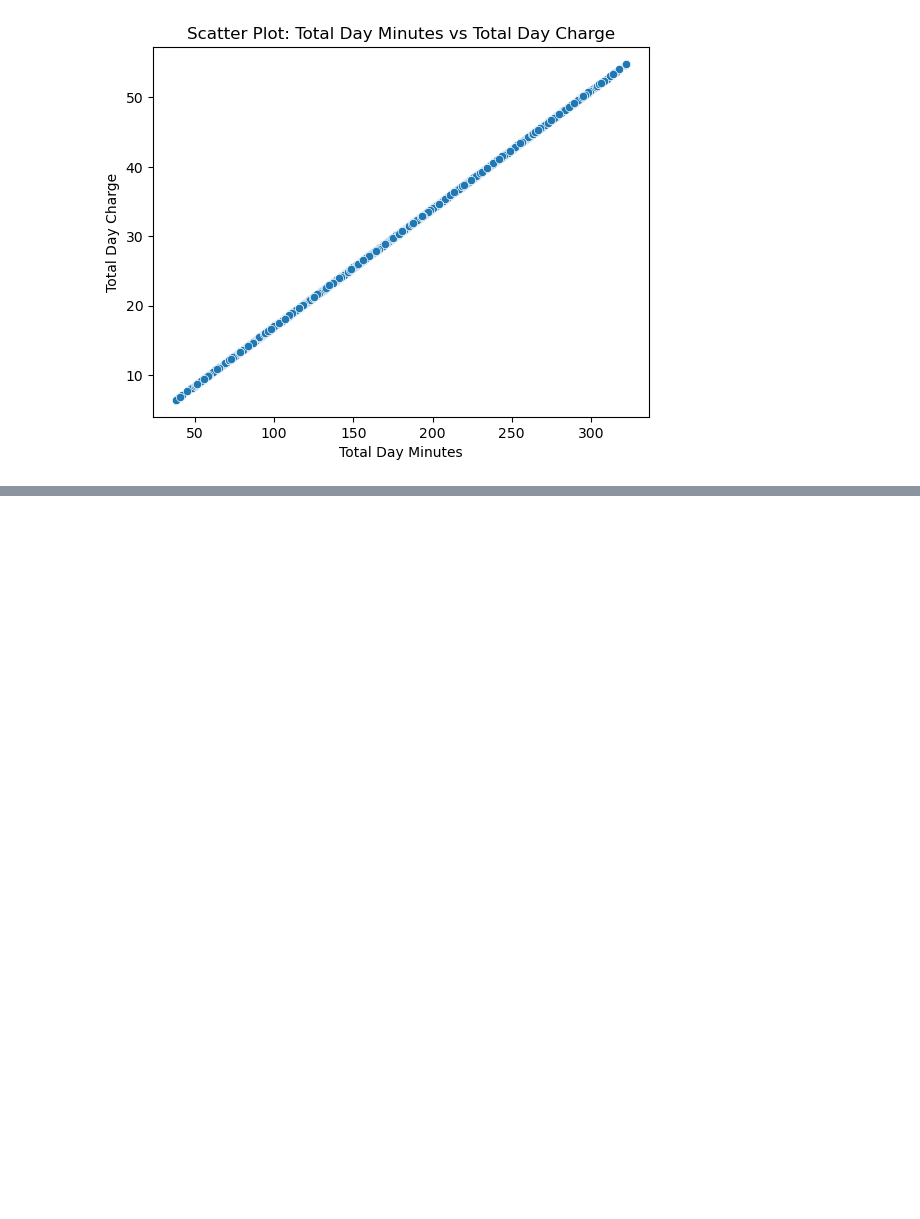
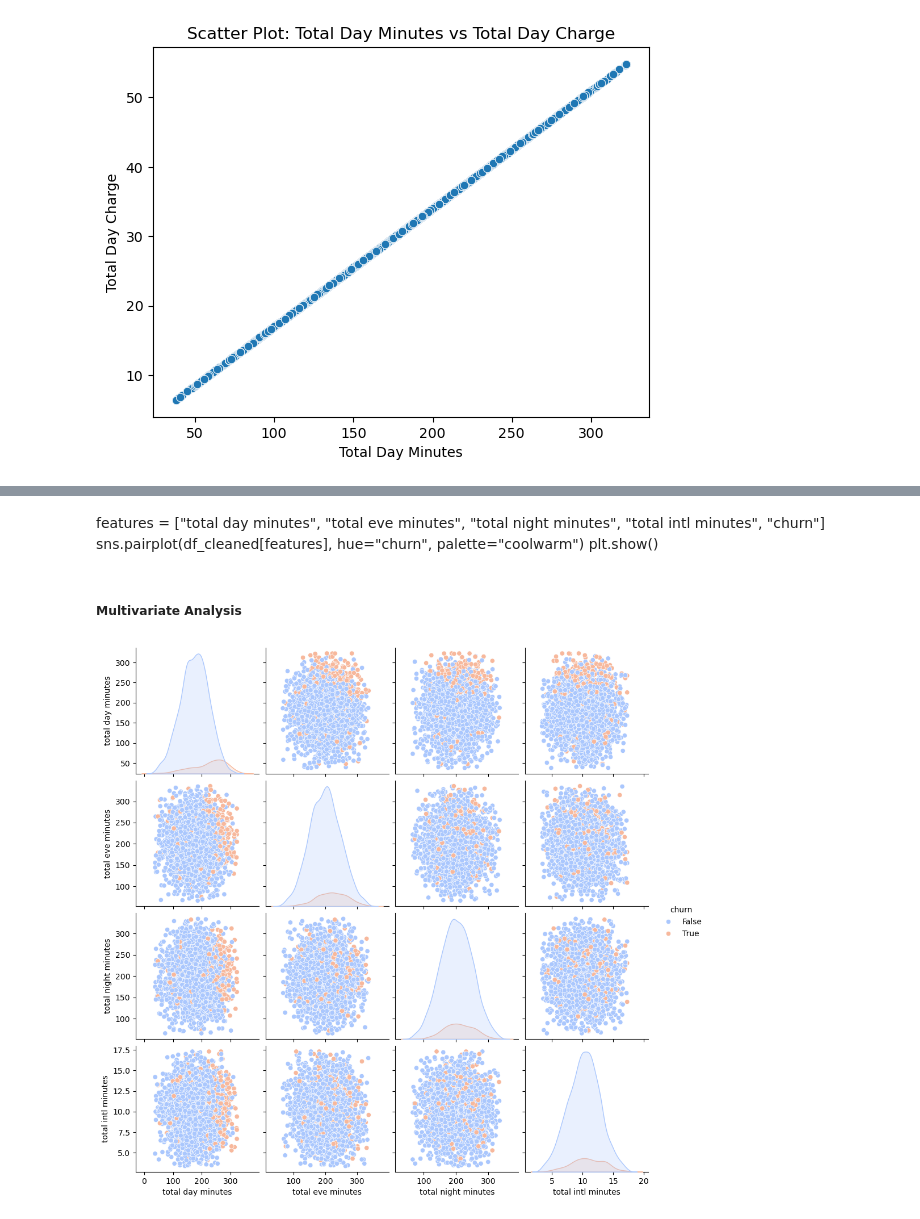
Before and after one commit to Thazes/Phase3Project, a Jupyter notebook: Phase3.ipynb, the cells around one changed output, grey strips where cells are left out. Saved outputs shown, nothing was run; the diff lists cells and outputs as text; code cells hidden in the pictures; blank space fills up the shorter version.

```diff
--- a/Phase3.ipynb
+++ b/Phase3.ipynb
@@ -286,0 +321,13 @@ plt.show()
+# %% [markdown]
+features = ["total day minutes", "total eve minutes", "total night minutes", "total intl minutes", "churn"]
+sns.pairplot(df_cleaned[features], hue="churn", palette="coolwarm")
+plt.show()
+# %% [markdown]
+##### Multivariate Analysis
+# %%
+# Pairplot (Multiple Variables
+features = ["total day minutes", "total eve minutes", "total night minutes", "total intl minutes", "churn"]
+sns.pairplot(df_cleaned[features], hue="churn", palette="coolwarm")
+plt.show()
+# %% [output]
+[figure, added]
```
Also changed, not shown: parts of 16 cells of this notebook.
